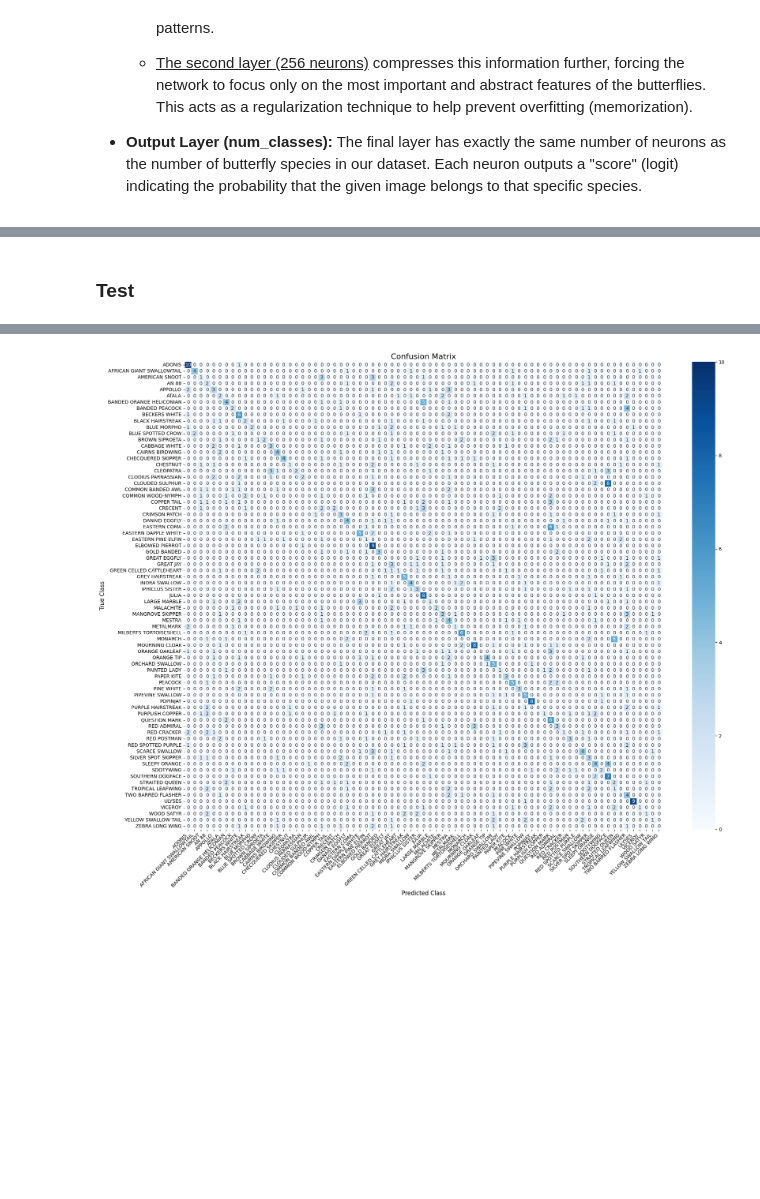
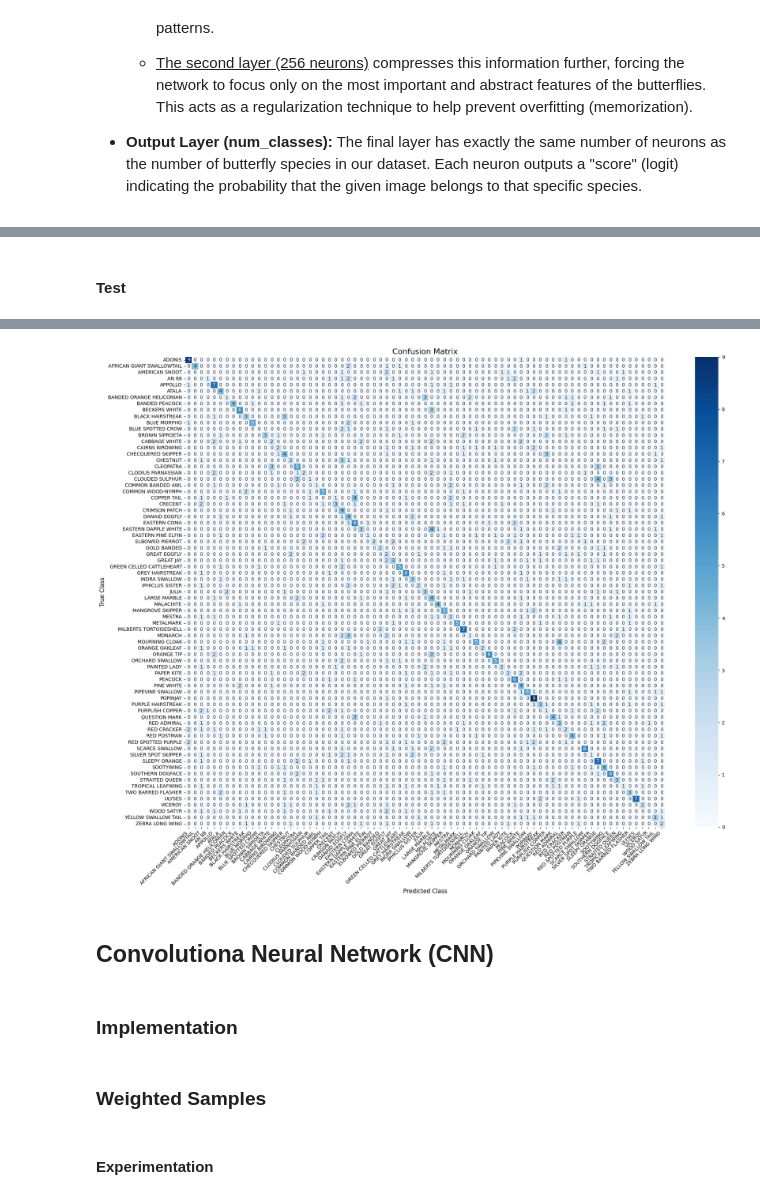
Before and after one commit to Tuco711/AML_Butterfly, a Jupyter notebook: TP1-students.ipynb, the cells around one changed output, grey strips where cells are left out. Saved outputs shown, nothing was run; the diff lists cells and outputs as text; code cells hidden in the pictures; blank space fills up the shorter version.

Commit message:
add: CNN test and experiments

```diff
--- a/TP1-students.ipynb
+++ b/TP1-students.ipynb
@@ -842,7 +846,7 @@ mlp_all_results, mlp_best_config = run_experiments(
     train_loader=train_loader,    # Training DataLoader (with the sampler)
     val_loader=val_loader,        # Validation DataLoader
     device=device,                # 'cuda' or 'cpu'
-    num_epochs=3                  # Number of epochs per configuration
+    num_epochs=10                  # Number of epochs per configuration
 )
 # %% [output]
 Beginning 16 experiments for ButterflyMLP...
@@ -863,7 +867,7 @@ Maximum Validation Accuracy: 13.24%
 Parameters: {'architecture': {'hidden_size': [512, 256]}, 'learning_rate': 0.001, 'optimizer': 'Adam', 'loss': 'CrossEntropy'}
 =========================
 # %% [markdown]
-### Test
+#### Test
 # %%
 final_mlp_model = ButterflyMLP(**mlp_args, **mlp_best_config['architecture']).to(device)
 
@@ -879,8 +883,22 @@ else:
 
 
 print(f"Training the final MLP with the best configuration: {mlp_best_config}")
-history_final = train_model(final_mlp_model, train_loader, val_loader, criterion_final, optimizer_final, device, num_epochs=10)
+history_final = train_model(final_mlp_model, train_loader, val_loader, criterion_final, optimizer_final, device, num_epochs=25)
 
+checkpoint_mlp = {
+    'model_name': 'ButterflyMLP',
+    'best_config': mlp_best_config,
+    'model_weights': final_mlp_model.state_dict(),
+    'class_names': test_dataset.classes
+}
+
+dir_save = os.path.dirname(path) # Main Project Directory
+save_path = os.path.join(dir_save, 'models/best_mlp_model.pth')
+
+torch.save(checkpoint_mlp, save_path)
+print(f"Model saved successfully to: {save_path}")
+
+# Evaluate the final model on the Test Set
 labels_reais, labels_previstos = evaluate_on_test(
     final_mlp_model,
     test_loader,
@@ -908 +926,5 @@ Epoch [10/10] | Train Loss: 2.1371 Acc: 41.14% | Val Loss: 2.8962 Acc: 26.99%
-[figure, old version]
+[figure, new version]
+# %% [markdown]
+## Convolutiona Neural Network (CNN)
+# %% [markdown]
+### Implementation
@@ -908,0 +986,4 @@ Epoch [10/10] | Train Loss: 2.1371 Acc: 41.14% | Val Loss: 2.8962 Acc: 26.99%
+# %% [markdown]
+### Weighted Samples
+# %% [markdown]
+#### Experimentation
```
Also changed, not shown: parts of 12 cells of this notebook, 2 other files.
